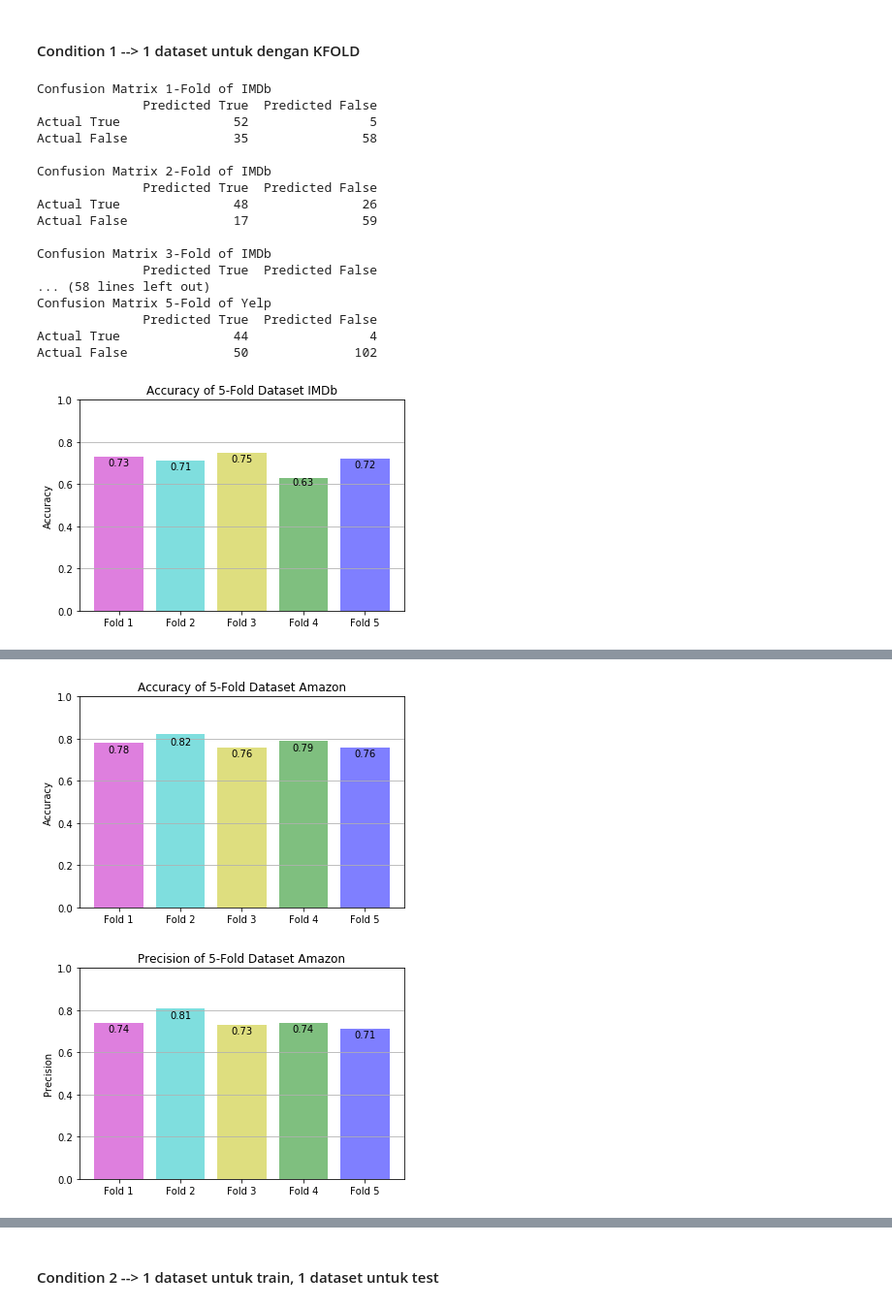
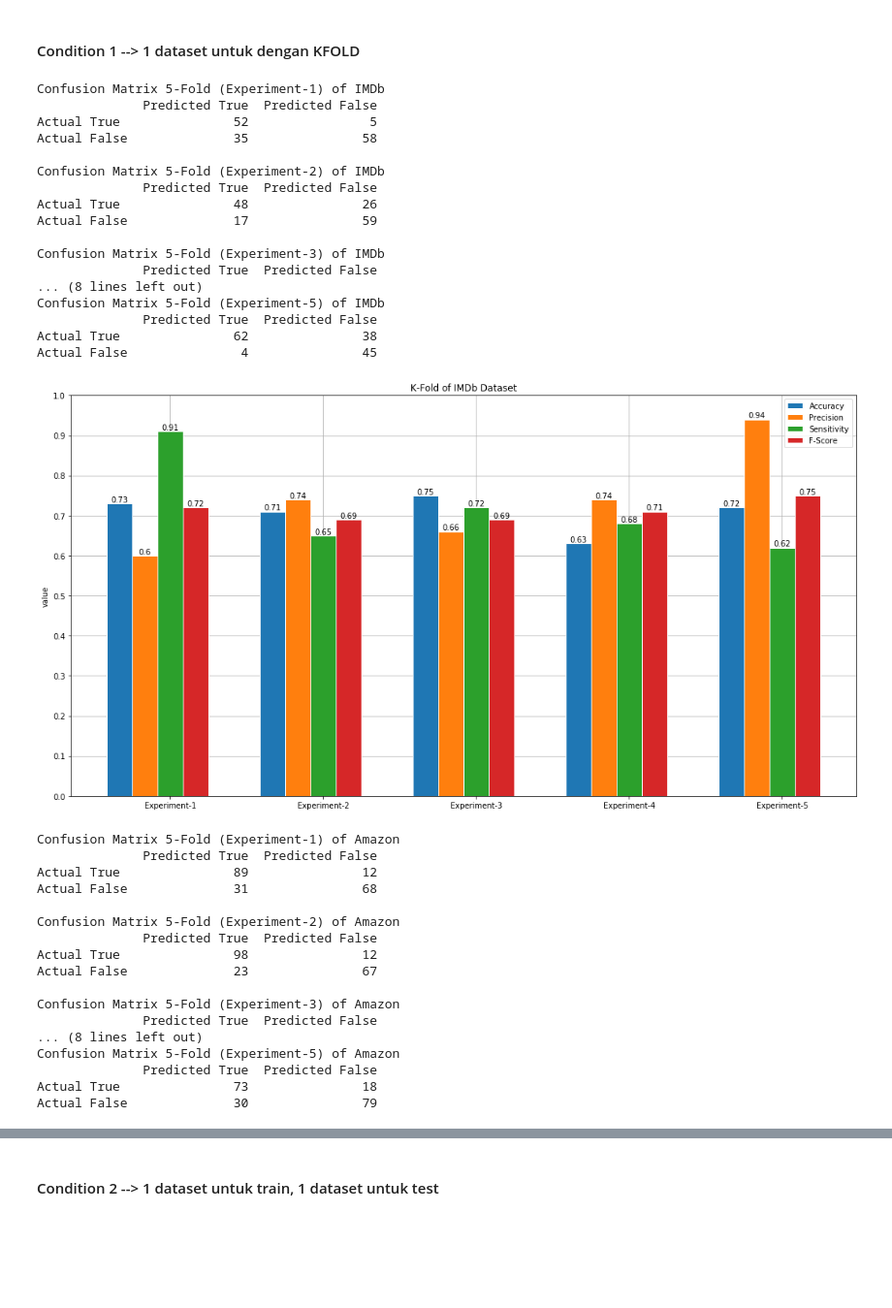
Before and after one commit to thomaswb12/Naive-Bayes-Sentiment-Analysis, a Jupyter notebook: naive_bayes.ipynb, the cells around one changed output, grey strips where cells are left out. Shown at 97% size. Drawn from its saved outputs; the diff is of its cells as text; code cells hidden in the pictures; blank space fills up the shorter version.

Commit message:
[ENHANCEMENT] grouped bar chart for visualization

```diff
--- a/naive_bayes.ipynb
+++ b/naive_bayes.ipynb
@@ -120,6 +173,7 @@ stdev_f1score_each_dataset = []
 materials_each_dataset = []
 
 for x in data:
+    performance=[]
     accuracy_list = []
     precision_list = []
     sensitivity_list = []
@@ -132,50 +186,76 @@ for x in data:
         k+=1
         classifier = naivebayes.NaiveBayesClassifier.train(np.concatenate((X[train].reshape(-1,1), Y[train].reshape(-1,1)), axis=1))
         predicted = classifier.classify_many(X[test])
         accuracy_list.append(round(accuracy_score(Y[test], predicted), 2))
         precision_list.append(round(precision_score(Y[test], predicted), 2))
         sensitivity_list.append(round(recall_score(Y[test], predicted), 2))
         fscore_list.append(round(f1_score(Y[test], predicted), 2))
         tn, fp, fn, tp = confusion_matrix(Y[test], predicted).ravel()
-        create_confusion_matrix(tn, fp, fn, tp, (str(k) + "-Fold of " + x['name'][0]))
+        create_confusion_matrix(tn, fp, fn, tp, ('5-Fold (Experiment-' + str(k) + ') of ' + x['name'][0]))
 
-    # create bar chart for K-Fold
-    create_bar_chart(accuracy_list, materials, 'Accuracy', 'Accuracy of 5-Fold Dataset ' + x['name'][0])
-    create_bar_chart(precision_list, materials, 'Precision', 'Precision of 5-Fold Dataset ' + x['name'][0])
-    create_bar_chart(sensitivity_list, materials, 'Sensitivity', 'Sensitivity of 5-Fold Dataset ' + x['name'][0])
-    create_bar_chart(fscore_list, materials, 'F-Score', 'F-Score of 5-Fold Dataset ' + x['name'][0])
-    # create data for visualization
+    # create bar chart K-Fold of each Dataset
+    performance.append(accuracy_list)
+    performance.append(precision_list)
+    performance.append(sensitivity_list)
+    performance.append(fscore_list)
+    create_group_bar_chart(['Experiment-' + str(i+1) for i in range(kf.n_splits)], performance, ['Accuracy', 'Precision', 'Sensitivity', 'F-Score'], 'K-Fold of ' + x['name'][0] + ' Dataset')
+
+    # prepare data to create bar chart K-Fold of all Dataset
     mean_accuracy_each_dataset.append(round(np.mean(accuracy_list),2))
     stdev_accuracy_each_dataset.append(round(np.std(accuracy_list),2))
     mean_precision_each_dataset.append(round(np.mean(precision_list),2))
     stdev_precision_each_dataset.append(round(np.std(precision_list),2))
     mean_sensitivity_each_dataset.append(round(np.mean(sensitivity_list),2))
     stdev_sensitivity_each_dataset.append(round(np.std(sensitivity_list),2))
     mean_f1score_each_dataset.append(round(np.mean(fscore_list),2))
     stdev_f1score_each_dataset.append(round(np.std(fscore_list),2))
     materials_each_dataset.append(x['name'][0])
 
-# create bar chart with error for each dataset
-create_bar_with_error_chart(mean_accuracy_each_dataset, stdev_accuracy_each_dataset, materials_each_dataset, 'Accuracy', 'Mean Accuracy of 5-Fold for Each Dataset')
-create_bar_with_error_chart(mean_precision_each_dataset, stdev_precision_each_dataset, materials_each_dataset, 'Precision', 'Mean Precision of 5-Fold for Each Dataset')
-create_bar_with_error_chart(mean_sensitivity_each_dataset, stdev_sensitivity_each_dataset, materials_each_dataset, 'Sensitivity', 'Mean Sensitivity of 5-Fold for Each Dataset')
-create_bar_with_error_chart(mean_f1score_each_dataset, stdev_f1score_each_dataset, materials_each_dataset, 'F-Score', 'Mean F-Score of 5-Fold for Each Dataset')
+# create bar chart K-Fold of all Dataset
+performance_each_dataset = []
+performance_each_dataset.append(mean_accuracy_each_dataset)
+performance_each_dataset.append(mean_precision_each_dataset)
+performance_each_dataset.append(mean_sensitivity_each_dataset)
+performance_each_dataset.append(mean_f1score_each_dataset)
+error_each_dataset = []
+error_each_dataset.append(stdev_accuracy_each_dataset)
+error_each_dataset.append(stdev_precision_each_dataset)
+error_each_dataset.append(stdev_sensitivity_each_dataset)
+error_each_dataset.append(stdev_f1score_each_dataset)
+create_group_bar_with_error_chart(materials_each_dataset, performance_each_dataset, error_each_dataset, ['Accuracy', 'Precision', 'Sensitivity', 'F-Score'], 'K-Fold of each dataset')
 # %% [output]
-Confusion Matrix 1-Fold of IMDb
+Confusion Matrix 5-Fold (Experiment-1) of IMDb
               Predicted True  Predicted False
 Actual True               52                5
 Actual False              35               58
 
-Confusion Matrix 2-Fold of IMDb
+Confusion Matrix 5-Fold (Experiment-2) of IMDb
               Predicted True  Predicted False
 Actual True               48               26
 Actual False              17               59
 
-Confusion Matrix 3-Fold of IMDb
+Confusion Matrix 5-Fold (Experiment-3) of IMDb
               Predicted True  Predicted False
-... (58 lines left out)
-Confusion Matrix 5-Fold of Yelp
+... (8 lines left out)
+Confusion Matrix 5-Fold (Experiment-5) of IMDb
               Predicted True  Predicted False
-Actual True               44                4
-Actual False              50              102
+Actual True               62               38
+Actual False               4               45
-[figure, old version]
+[figure, new version]
+Confusion Matrix 5-Fold (Experiment-1) of Amazon
+              Predicted True  Predicted False
+Actual True               89               12
+Actual False              31               68
+
+Confusion Matrix 5-Fold (Experiment-2) of Amazon
+              Predicted True  Predicted False
+Actual True               98               12
+Actual False              23               67
+
+Confusion Matrix 5-Fold (Experiment-3) of Amazon
+              Predicted True  Predicted False
+... (8 lines left out)
+Confusion Matrix 5-Fold (Experiment-5) of Amazon
+              Predicted True  Predicted False
+Actual True               73               18
+Actual False              30               79
@@ -185,2 +281,0 @@ Actual False              50              102
-[figure, removed]
-[figure, removed]
```
Also changed, not shown: parts of 6 cells of this notebook.
